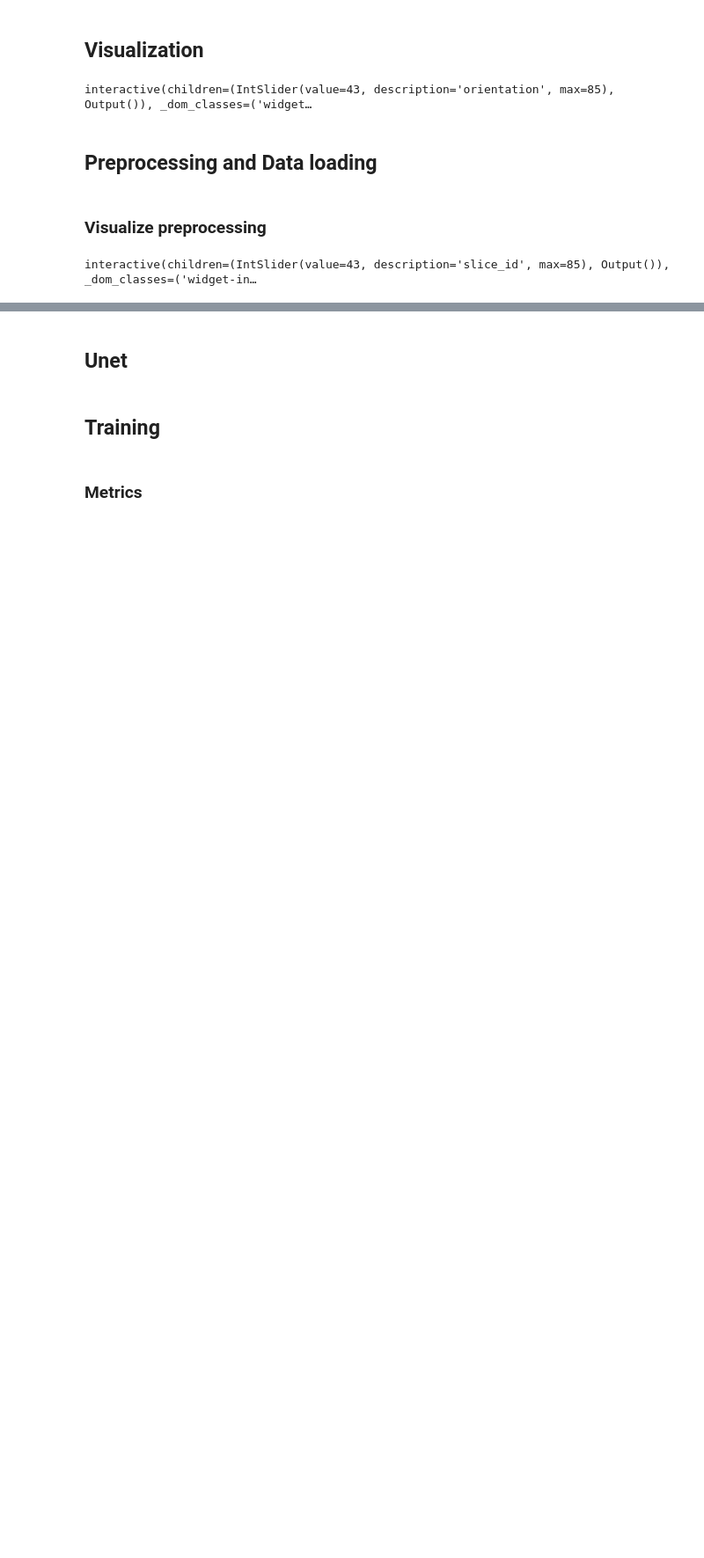
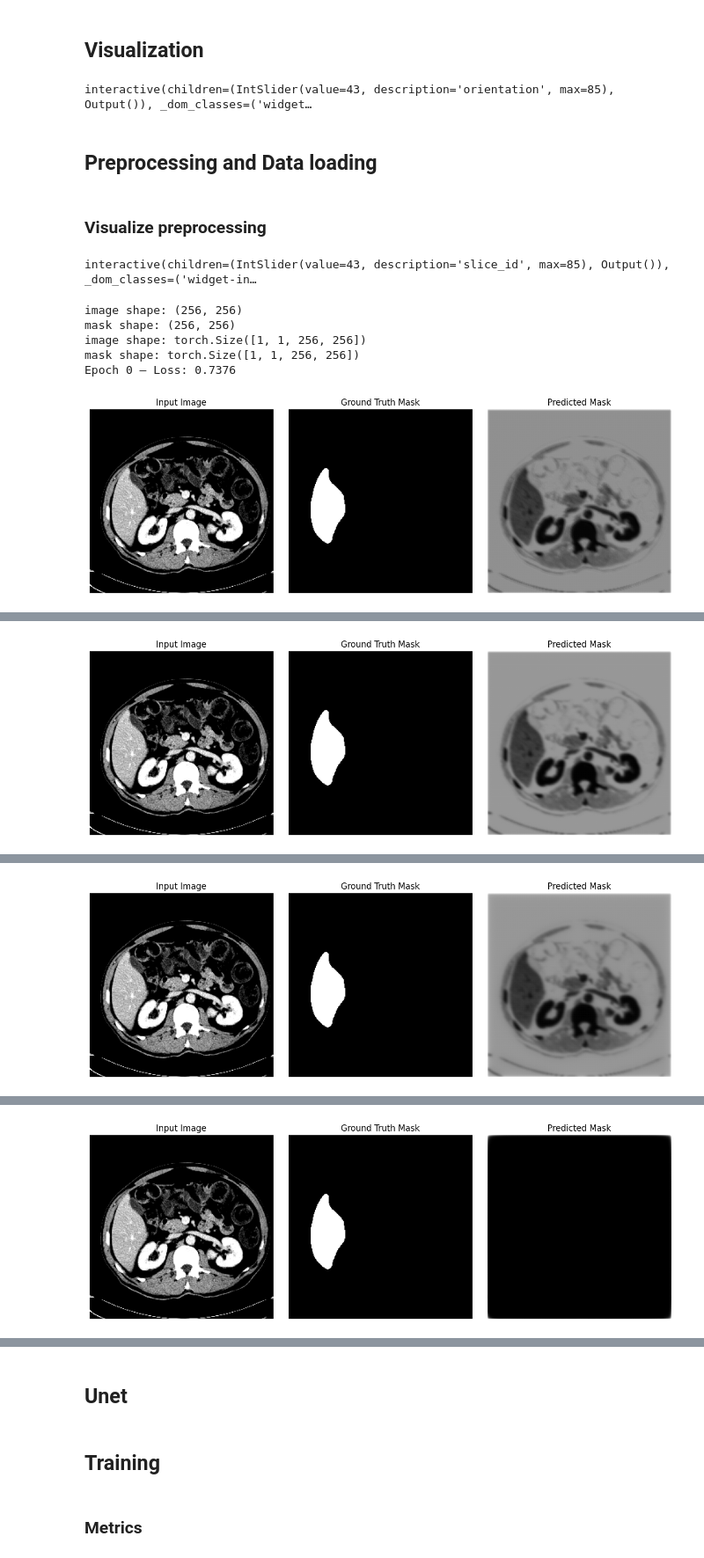
Before and after one commit to ahmbaj/Primary_Liver_Cancers, a Jupyter notebook: myunet.ipynb, the cells around one changed output, grey strips where cells are left out. Shown at 88% size. Saved outputs shown, nothing was run; the diff lists cells and outputs as text; code cells hidden in the pictures; blank space fills up the shorter version.

Commit message:
unet corrigé

```diff
--- a/myunet.ipynb
+++ b/myunet.ipynb
@@ -55,7 +55,7 @@ class LiverSegmentationConfig:
         # Parameters
         self.n_classes = 1
         self.window_size = (-20,120)
-        self.batch_size = 8
+        self.batch_size = 32
         self.learning_rate = 1e-3
 
     def _init_paths(self):
@@ -106,12 +108,17 @@ def preprocessing(scan: np.ndarray, window: tuple = (-20,120)) -> np.ndarray:
     """Applying windowing for given Data and Normalizing"""
     min_value, max_value = window
 
-    # scan = cv2.resize(scan,(256,256), interpolation = cv2.INTER_AREA)
+    scan = cv2.resize(scan, (256, 256), interpolation = cv2.INTER_AREA)
 
     windowed_scan = np.clip(scan, min_value, max_value) # Windowing
     normalized_scan = ((windowed_scan - min_value) / (max_value - min_value)) # Normalization
 
     return normalized_scan
+
+def preprocessing_mask(mask: np.ndarray):
+    mask = cv2.resize(mask, (256, 256), interpolation = cv2.INTER_AREA)
+    mask = (mask > 0).astype(np.float32)
+    return mask
 # %% [markdown]
 ### Visualize preprocessing
 # %%
@@ -145,3 +153,70 @@ def update_with_preprocessing(slice_id):
 interact(update_with_preprocessing, slice_id = widgets.IntSlider(min=0, max=len(data)-1, step=1, value=len(data)//2));
 # %% [output]
 interactive(children=(IntSlider(value=43, description='slice_id', max=85), Output()), _dom_classes=('widget-in…
+# %%
+import torch
+import torch.nn as nn
+import torch.optim as optim
+import torchvision.transforms as T
+
+# Assume: both are shape (1, H, W), where 1 = channel
+
+index=4
+slice_id=60
+data = nib.load(config.volume_paths[index]).get_fdata().transpose(2,1,0)
+segmentation = nib.load(config.seg_paths[index]).get_fdata().transpose(2,1,0)
+image = data[slice_id]
+image = preprocessing(image)
+mask = segmentation[slice_id]
+mask=preprocessing_mask(mask)
+
+tensor = T.ToTensor()
+image_tensor = tensor(image)
+mask_tensor = tensor(mask)
+
+mask_tensor = mask_tensor.unsqueeze(0).float()
+image_tensor = image_tensor.unsqueeze(0).float()
+
+# Move to device
+device = torch.device('cuda' if torch.cuda.is_available() else 'cpu')
+image_tensor = image_tensor.to(device)
+mask_tensor = mask_tensor.to(device)
+
+# Model
+model = UNet().to(device)
+
+# Optimizer and loss
+optimizer = optim.Adam(model.parameters(), lr=1e-3)
+
+def dice_loss(outputs, targets, smooth=1e-6):
+    outputs = torch.sigmoid(outputs)
+    outputs = outputs.view(-1)
+    targets = targets.view(-1)
+    intersection = (outputs * targets).sum()
+    dice = (2. * intersection + smooth) / (outputs.sum() + targets.sum() + smooth)
+    return 1 - dice
+
+def combined_loss(outputs, targets):
+    bce = nn.functional.binary_cross_entropy_with_logits(outputs, targets)
+    dice = dice_loss(outputs, targets)
+    return bce
+
+epochs = 100
+for epoch in range(epochs):
+    model.train()
+    optimizer.zero_grad()
+    outputs = model(image_tensor)
+    loss = combined_loss(outputs, mask_tensor)
+    loss.backward()
+    optimizer.step()
+
+    if epoch % 10 == 0 or epoch<10:
+        print(f"Epoch {epoch} — Loss: {loss.item():.4f}")
+        plot_result(model)
+# %% [output]
+image shape: (256, 256)
+mask shape: (256, 256)
+image shape: torch.Size([1, 1, 256, 256])
+mask shape: torch.Size([1, 1, 256, 256])
+Epoch 0 — Loss: 0.7376
+[figure, added]
@@ -147,0 +224 @@ interactive(children=(IntSlider(value=43, description='slice_id', max=85), Outpu
+[figure, added]
@@ -147,0 +226 @@ interactive(children=(IntSlider(value=43, description='slice_id', max=85), Outpu
+[figure, added]
@@ -147,0 +228 @@ interactive(children=(IntSlider(value=43, description='slice_id', max=85), Outpu
+[figure, added]
```
Also changed, not shown: parts of 16 cells of this notebook, 1 other file.
